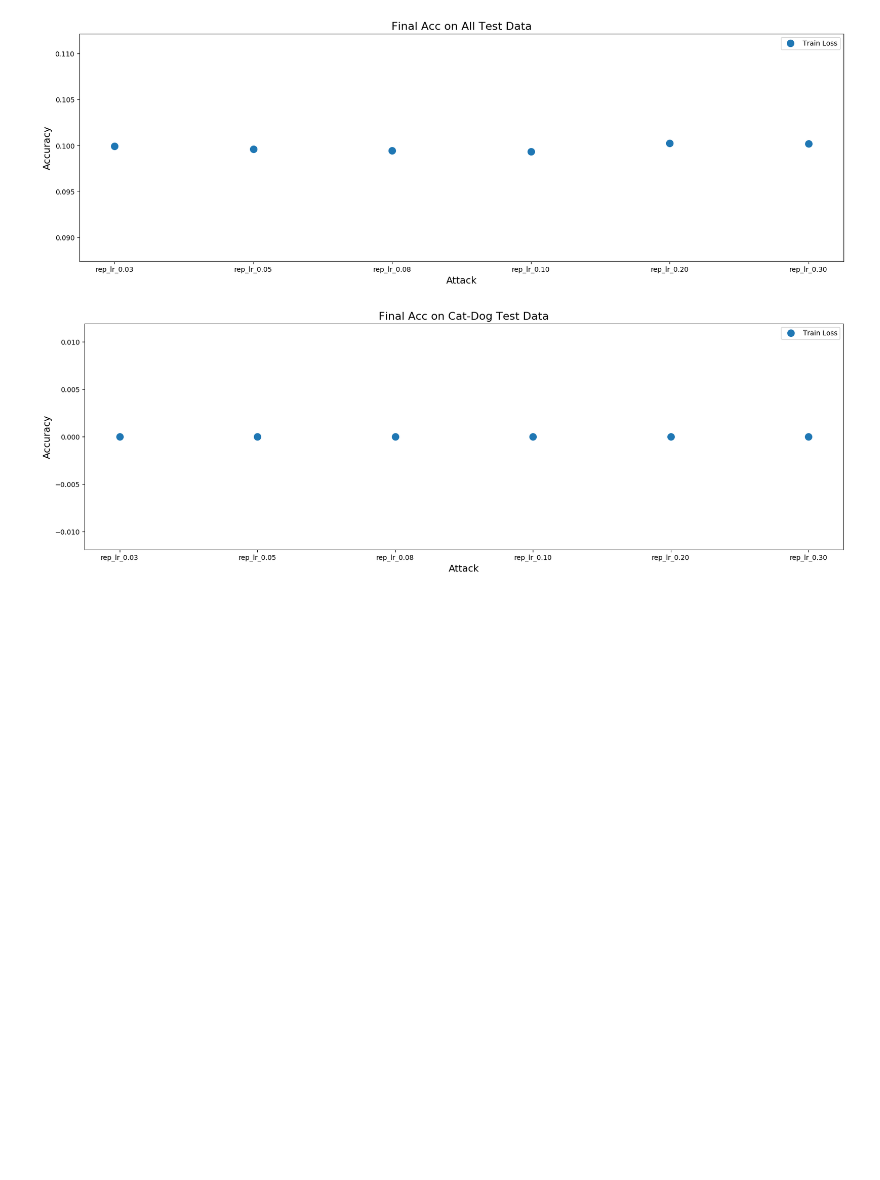
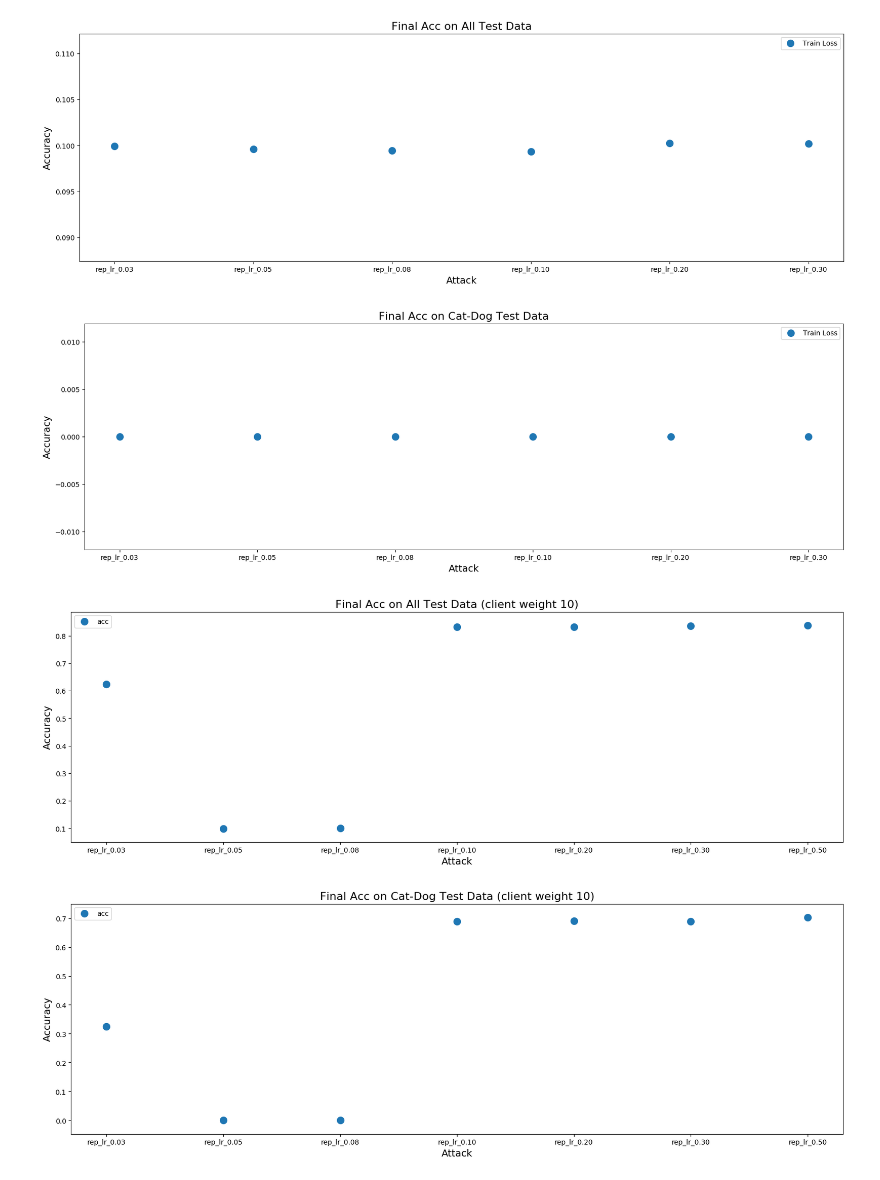
Before and after one commit to U1ltra/pFedDef, a Jupyter notebook: Evaluation/draw_figure.ipynb, the cells around one changed output. Saved outputs shown, nothing was run; the diff lists cells and outputs as text; code cells hidden in the pictures; blank space fills up the shorter version.

```diff
--- a/Evaluation/draw_figure.ipynb
+++ b/Evaluation/draw_figure.ipynb
@@ -223,3 +236,55 @@ plot_training_curves(
 # %% [output]
 [figure]
 [figure]
+# %%
+lr_set = [0.03, 0.05, 0.08, 0.10, 0.20, 0.30, 0.50]
+client_weights = [10]
+base_path = "/home/ubuntu/Documents/jiarui/experiments/lr_and_w"
+
+labels = [
+    "rep_lr_0.03",
+    "rep_lr_0.05",
+    "rep_lr_0.08",
+    "rep_lr_0.10",
+    "rep_lr_0.20",
+    "rep_lr_0.30",
+    "rep_lr_0.50"
+]
+# %%
+for client_weight in client_weights:
+    all_label_acc = [
+        f"{base_path}/weight{client_weight}/rep_test_client_w_lr_{ int(lr * 100) }/eval/all_acc.npy" for lr in lr_set
+
+    ]
+
+    pair_label_acc = [
+        f"{base_path}/weight{client_weight}/rep_test_client_w_lr_{ int(lr * 100) }/eval/pair_acc.npy" for lr in lr_set
+
+    ]
+
+    all_label_avg_acc = []
+    for i in all_label_acc:
+        res = np.load(i)
+        all_label_avg_acc.append(
+            np.sum(res) / (res.shape[0] * res.shape[1])
+        )
+
+    plot_training_curves(
+        all_label_avg_acc, labels, F"Final Acc on All Test Data (client weight {client_weight})",
+        f"test_on_all_label_cw_{client_weight}.pdf"
+    )
+
+    pair_label_avg_acc = []
+    for i in pair_label_acc:
+        res = np.load(i)
+        pair_label_avg_acc.append(
+            np.sum(res) / (res.shape[0] * res.shape[1])
+        )
+
+    plot_training_curves(
+        pair_label_avg_acc, labels, f"Final Acc on Cat-Dog Test Data (client weight {client_weight})",
+        f"test_on_pair_label_cw_{client_weight}.pdf"
+    )
+# %% [output]
+[figure, added]
+[figure, added]
```
Also changed, not shown: parts of 8 cells of this notebook, 4 other files.
